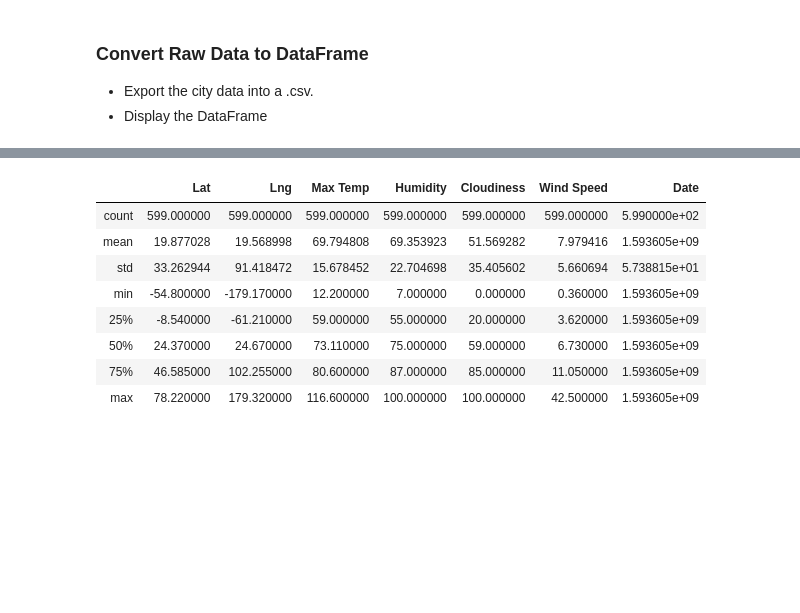
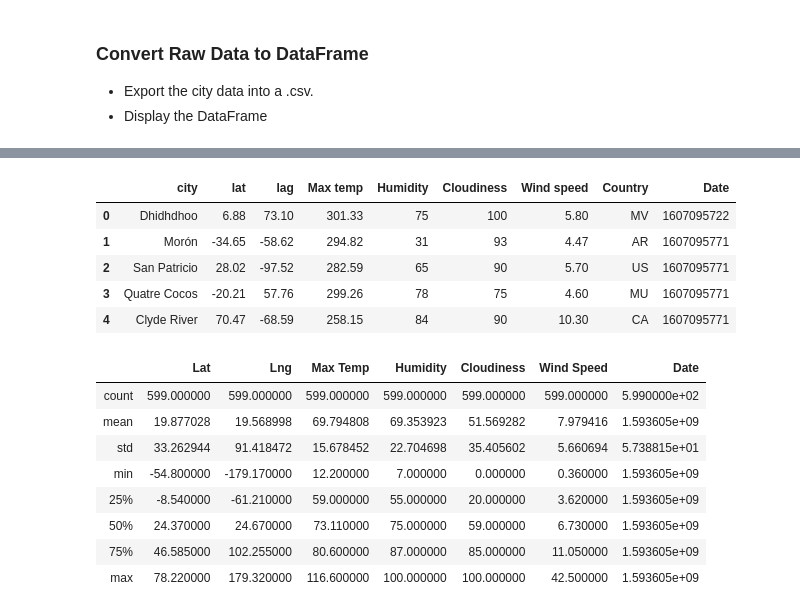
Before and after one commit to HaifaNajdawi/Python-API, a Jupyter notebook: weatherPy/WeatherPy.ipynb, the cells around one changed output, grey strips where cells are left out. Saved outputs shown, nothing was run; the diff lists cells and outputs as text; code cells hidden in the pictures; blank space fills up the shorter version.

Commit message:
create data frame

```diff
--- a/weatherPy/WeatherPy.ipynb
+++ b/weatherPy/WeatherPy.ipynb
@@ -58,7 +59,15 @@ len(cities)
 
 url="http://api.openweathermap.org/data/2.5/weather?"
 query_url = f"{url}appid={weather_api_key}&q="
-city_response_list=[]
+city_name=[]
+lat=[]
+lag=[]
+max_temp=[]
+humidity=[]
+cloudiness=[]
+wind_speed=[]
+country=[]
+date=[]
 print("Beginning Data Retrieval")
 print("-------------------------")
 count = 0
@@ -66,7 +75,16 @@ for city in cities:
     city_response=requests.get(query_url + city).json()
     if city_response["cod"] == 200 :
         print(f"Processing record {count%50} Set {(math.floor(count/50)+1)} : | {city}")
-        city_response_list.append(city_response)
+        city_name.append(city_response["name"])
+        lat.append(city_response["coord"]["lat"])
+        lag.append(city_response["coord"]["lon"])
+        max_temp.append(city_response["main"]["temp_max"])
+        humidity.append(city_response["main"]["humidity"])
+        cloudiness.append(city_response["clouds"]["all"])
+        wind_speed.append(city_response["wind"]["speed"])
+        country.append(city_response["sys"]["country"])
+        date.append(city_response["dt"])
+
     else:
         print(f"{city_response['message']}. Skipping...")
     count += 1
@@ -75,6 +93,7 @@ for city in cities:
 print("-------------------------")
 print("Data Retrieval Complete ")
 print("-------------------------")
+len(date)
 # %% [output]
 Beginning Data Retrieval
 -------------------------
@@ -108,3 +120,25 @@ Data rtrival complete
+# %%
+
+city_dict = {
+    "city": city_name,
+    "lat": lat,
+    "lag":lag,
+    "Max temp":max_temp,
+    "Humidity":humidity,
+    "Cloudiness":cloudiness,
+    "Wind speed":wind_speed,
+    "Country":country,
+    "Date":date
+}
+city_data = pd.DataFrame(city_dict)
+city_data.head()
+# %% [output]
+|  | city | lat | lag | Max temp | Humidity | Cloudiness | Wind speed | Country | Date |
+| 0 | Dhidhdhoo | 6.88 | 73.10 | 301.33 | 75 | 100 | 5.80 | MV | 1607095722 |
+| 1 | Morón | -34.65 | -58.62 | 294.82 | 31 | 93 | 4.47 | AR | 1607095771 |
+| 2 | San Patricio | 28.02 | -97.52 | 282.59 | 65 | 90 | 5.70 | US | 1607095771 |
+| 3 | Quatre Cocos | -20.21 | 57.76 | 299.26 | 78 | 75 | 4.60 | MU | 1607095771 |
+| 4 | Clyde River | 70.47 | -68.59 | 258.15 | 84 | 90 | 10.30 | CA | 1607095771 |
 # %%
 # %% [output]
 |  | Lat | Lng | Max Temp | Humidity | Cloudiness | Wind Speed | Date |
```
Also changed, not shown: parts of 4 cells of this notebook.
